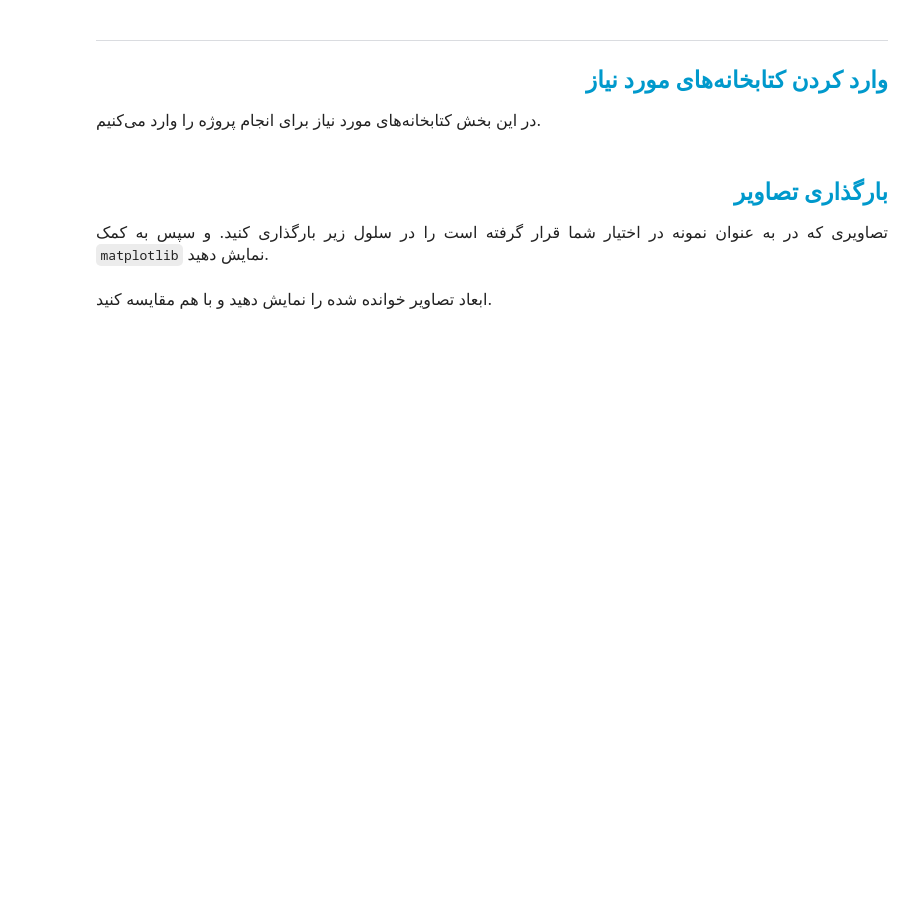
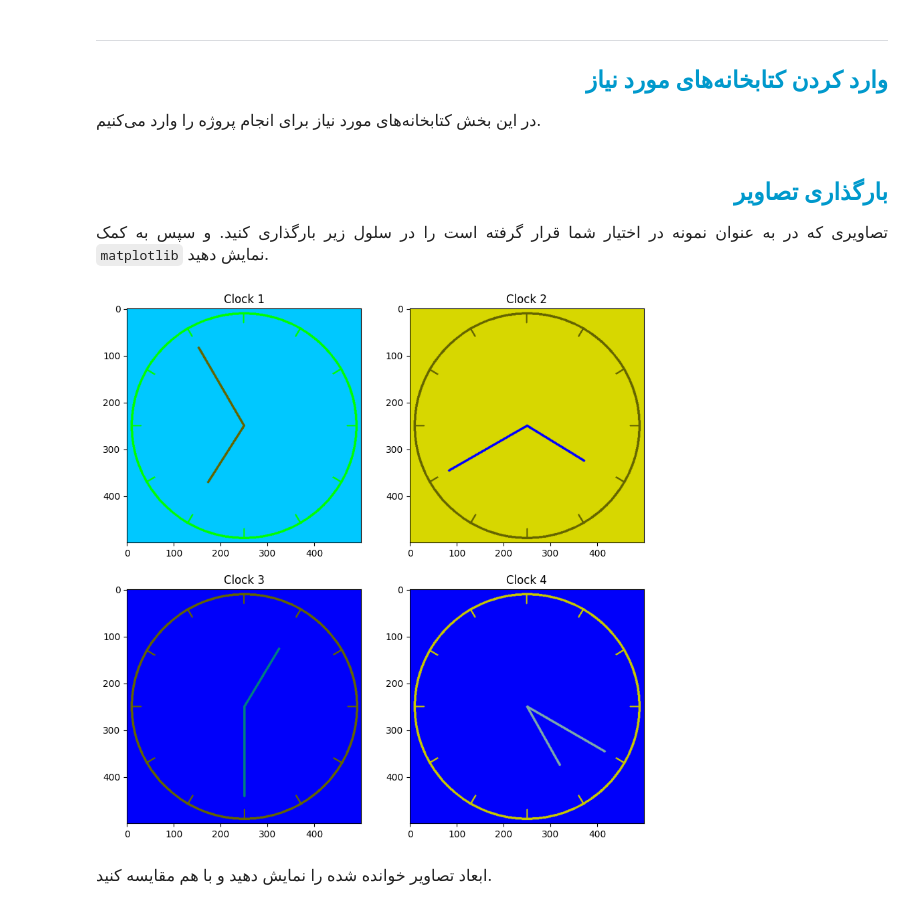
Before and after one commit to mahajialirezaei/image-processing-codes, a Jupyter notebook: Project 1/Code/notebook.ipynb, the cells around one changed output. Drawn from its saved outputs; the diff is of its cells as text; code cells hidden in the pictures; blank space fills up the shorter version.

Commit message:
load & show clk(1-4)

```diff
--- a/Project 1/Code/notebook.ipynb
+++ b/Project 1/Code/notebook.ipynb
@@ -33,6 +33,27 @@ import matplotlib.pyplot as plt
 تصاویری که در به عنوان نمونه در اختیار شما قرار گرفته است را در سلول زیر بارگذاری کنید. و سپس به کمک <code>matplotlib</code> نمایش دهید.
 </font>
 </p>
+# %%
+clk1 = cv2.imread('../Data/clock1.png')
+clk2 = cv2.imread('../Data/clock2.png')
+clk3 = cv2.imread('../Data/clock3.png')
+clk4 = cv2.imread('../Data/clock4.png')
+plt.figure(figsize=(10,10))
+plt.subplot(2,2,1)
+plt.imshow(clk1)
+plt.title('Clock 1')
+plt.subplot(2,2,2)
+plt.imshow(clk2)
+plt.title('Clock 2')
+plt.subplot(2,2,3)
+plt.imshow(clk3)
+plt.title('Clock 3')
+plt.subplot(2,2,4)
+plt.imshow(clk4)
+plt.title('Clock 4')
+plt.show()
+# %% [output]
+[figure, added]
 # %% [markdown]
 <p dir=rtl style="direction: rtl;text-align: justify;line-height:200%;font-family:vazir;font-size:medium">
 <font face="vazir" size=3>
```
